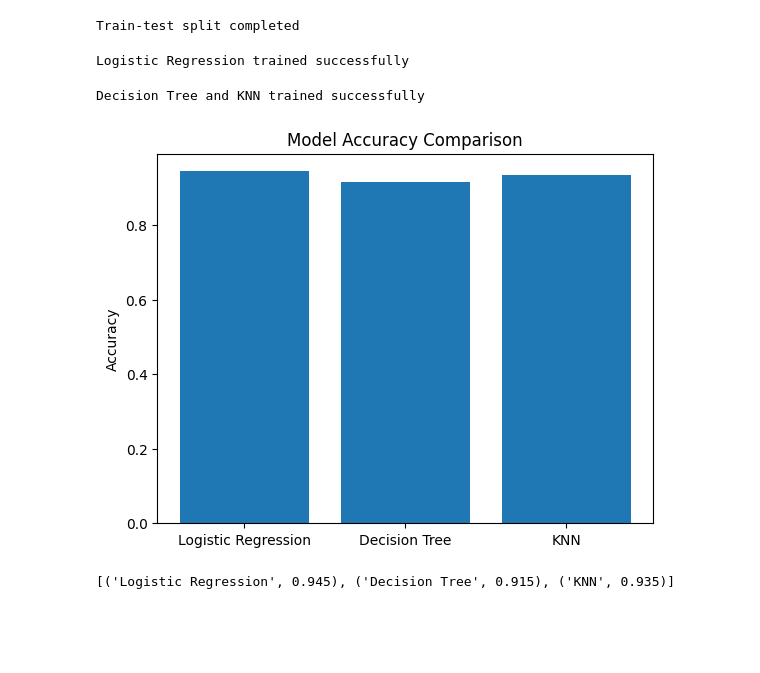
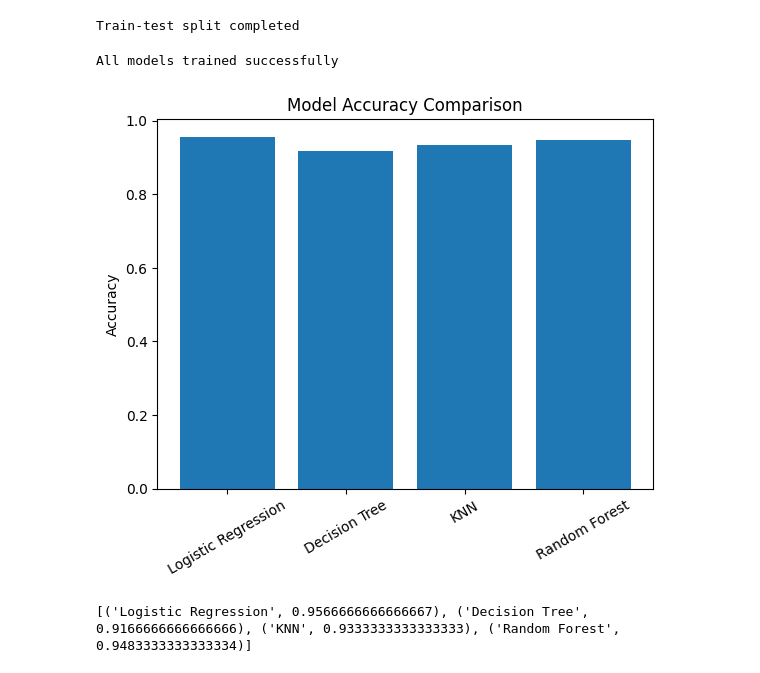
Before and after one commit to Sithumini-Anuhansi/student-pass-fail-ml, a Jupyter notebook: notebooks/ML_Task.ipynb, the cells around one changed output. Cells and saved outputs as stored; diff of their text form; code cells hidden in the pictures; blank space fills up the shorter version.

```diff
--- a/notebooks/ML_Task.ipynb
+++ b/notebooks/ML_Task.ipynb
@@ -95,37 +115,24 @@ print("Data normalization completed")
 # %% [output]
 Data normalization completed
 # %%
-# Import library
-from sklearn.model_selection import train_test_split
+# TRAIN TEST SPLIT (70/30)
 
-# Split dataset into 80% training and 20% testing
 X_train, X_test, y_train, y_test = train_test_split(
     X_scaled, y,
-    test_size=0.2,
+    test_size=0.3,
     random_state=42
 )
 
 print("Train-test split completed")
 # %% [output]
 Train-test split completed
-# %%
-# Import library
-from sklearn.linear_model import LogisticRegression
-
-# Initialize and train model
-lr = LogisticRegression()
-lr.fit(X_train, y_train)
-
-# Predictions
-lr_pred = lr.predict(X_test)
-
-print("Logistic Regression trained successfully")
-# %% [output]
-Logistic Regression trained successfully
 # %%
-# Import libraries
-from sklearn.tree import DecisionTreeClassifier
-from sklearn.neighbors import KNeighborsClassifier
+# TRAIN MACHINE LEARNING MODELS
+
+# Logistic Regression
+lr = LogisticRegression()
+lr.fit(X_train, y_train)
+lr_pred = lr.predict(X_test)
 
 # Decision Tree
 dt = DecisionTreeClassifier(random_state=42)
@@ -137,29 +144,33 @@ knn = KNeighborsClassifier(n_neighbors=5)
 knn.fit(X_train, y_train)
 knn_pred = knn.predict(X_test)
 
-print("Decision Tree and KNN trained successfully")
+# Random Forest (BONUS MODEL)
+rf = RandomForestClassifier()
+rf.fit(X_train, y_train)
+rf_pred = rf.predict(X_test)
+
+print("All models trained successfully")
 # %% [output]
-Decision Tree and KNN trained successfully
+All models trained successfully
 # %%
-# Import libraries
-from sklearn.metrics import accuracy_score
-import matplotlib.pyplot as plt
+# MODEL COMPARISON
 
-# Model Accuracy Comparison
-models = ['Logistic Regression', 'Decision Tree', 'KNN']
+models = ['Logistic Regression', 'Decision Tree', 'KNN', 'Random Forest']
 
 accuracies = [
     accuracy_score(y_test, lr_pred),
     accuracy_score(y_test, dt_pred),
-    accuracy_score(y_test, knn_pred)
+    accuracy_score(y_test, knn_pred),
+    accuracy_score(y_test, rf_pred)
 ]
 
 plt.bar(models, accuracies)
 plt.title("Model Accuracy Comparison")
 plt.ylabel("Accuracy")
+plt.xticks(rotation=30)
 plt.show()
 
 print(list(zip(models, accuracies)))
 # %% [output]
-[figure, old version]
+[figure, new version]
-[('Logistic Regression', 0.945), ('Decision Tree', 0.915), ('KNN', 0.935)]
+[('Logistic Regression', 0.9566666666666667), ('Decision Tree', 0.9166666666666666), ('KNN', 0.9333333333333333), ('Random Forest', 0.9483333333333334)]
```
Also changed, not shown: parts of 19 cells of this notebook, 16 other files.
